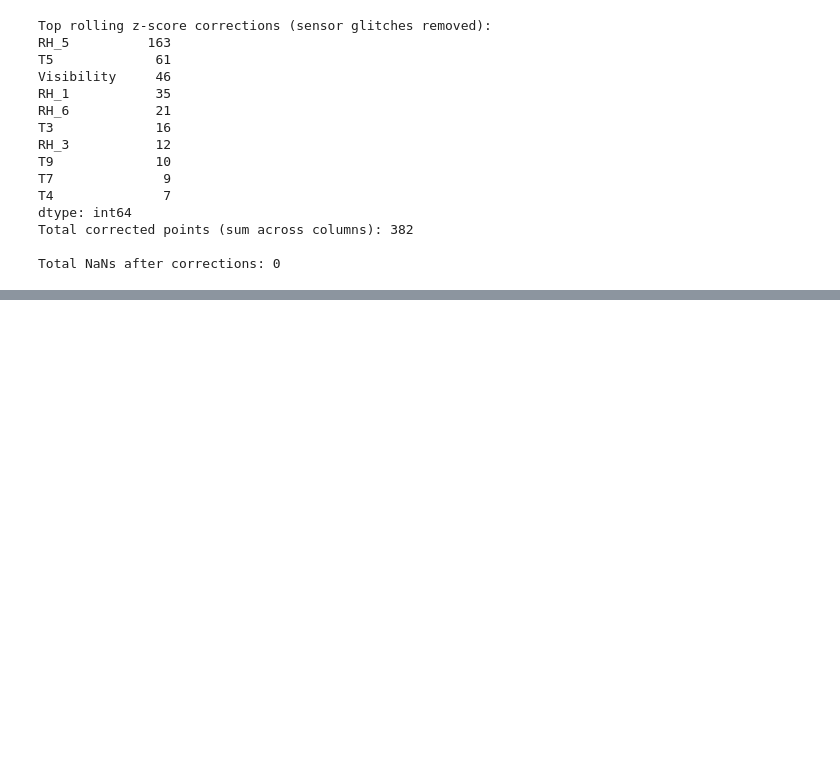
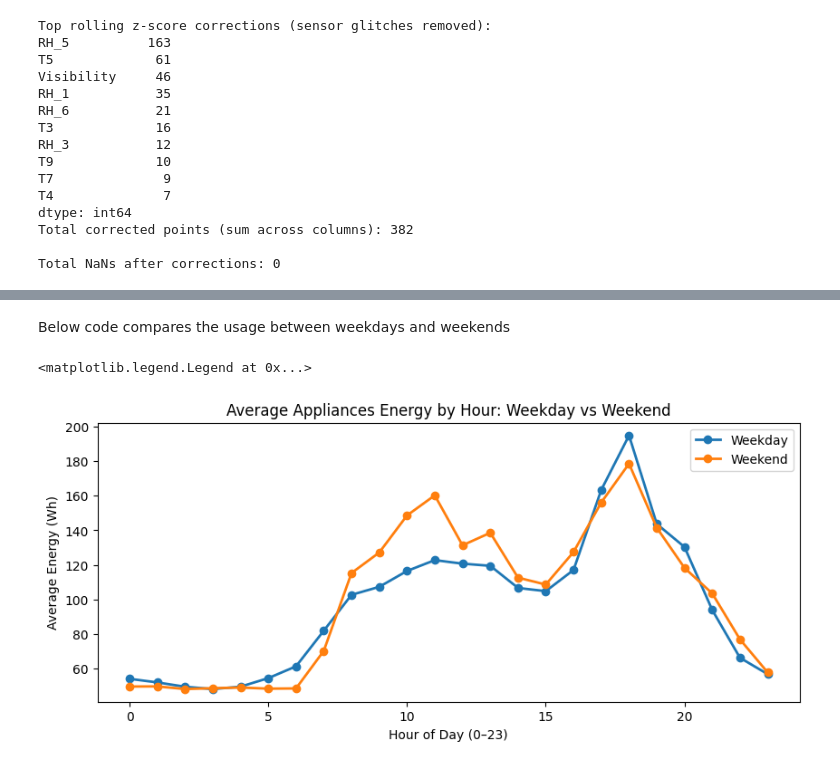
Before and after one commit to ibimohamed83/Data_Analytics_project, a Jupyter notebook: smart_home.ipynb, the cells around one changed output, grey strips where cells are left out. Saved outputs shown, nothing was run; the diff lists cells and outputs as text; code cells hidden in the pictures; blank space fills up the shorter version.

```diff
--- a/smart_home.ipynb
+++ b/smart_home.ipynb
@@ -305,0 +355,19 @@ Total NaNs after corrections: 0
+# %% [markdown]
+Below code compares the usage between weekdays and weekends
+# %%
+tmp["weekday"] = tmp.index.dayofweek  # Monday=0
+tmp["is_weekend"] = tmp["weekday"].isin([5, 6])
+
+weekday_hourly = tmp.loc[~tmp["is_weekend"]].groupby("hour")[TARGET_COL].mean()
+weekend_hourly = tmp.loc[tmp["is_weekend"]].groupby("hour")[TARGET_COL].mean()
+
+plt.figure(figsize=(10, 4))
+plt.plot(weekday_hourly.index, weekday_hourly.values, marker="o", linewidth=2, label="Weekday")
+plt.plot(weekend_hourly.index, weekend_hourly.values, marker="o", linewidth=2, label="Weekend")
+plt.title("Average Appliances Energy by Hour: Weekday vs Weekend")
+plt.xlabel("Hour of Day (0–23)")
+plt.ylabel("Average Energy (Wh)")
+plt.legend()
+# %% [output]
+<matplotlib.legend.Legend at 0x...>
+[figure, added]
```
Also changed, not shown: parts of 11 cells of this notebook, 10 other files.
